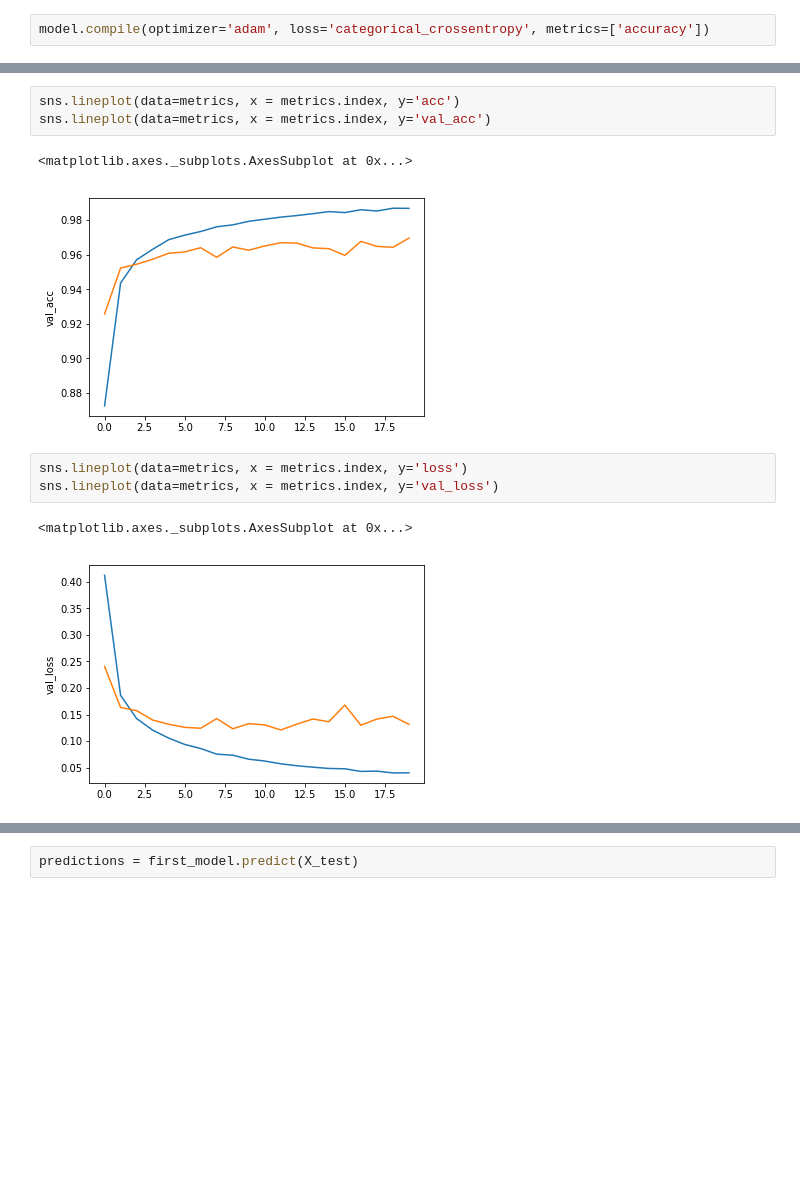
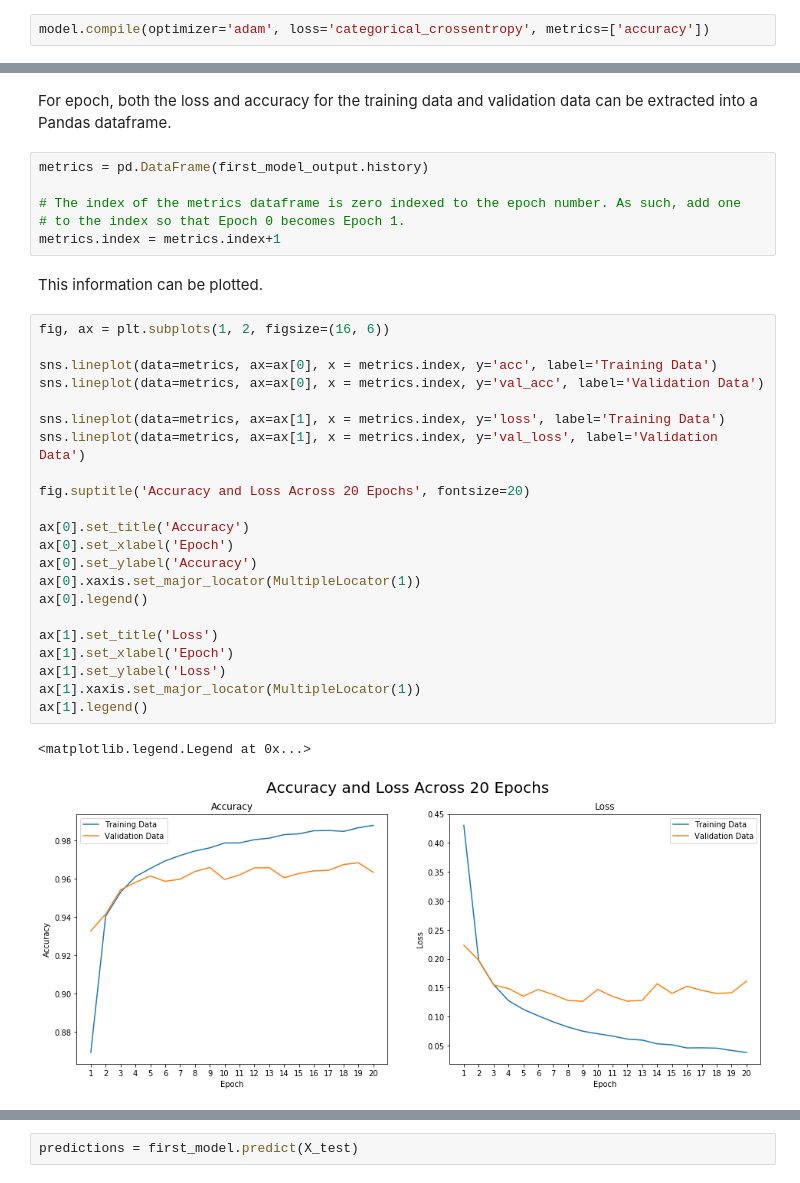
Before and after one commit to dmbentley/mnist, a Jupyter notebook: mnist.ipynb, the cells around one changed output, grey strips where cells are left out. Drawn from its saved outputs; the diff is of its cells as text; blank space fills up the shorter version.

```diff
--- a/mnist.ipynb
+++ b/mnist.ipynb
@@ -143,12 +161,35 @@ metrics = pd.DataFrame(first_model_output.history)
-# %%
-sns.lineplot(data=metrics, x = metrics.index, y='acc')
-sns.lineplot(data=metrics, x = metrics.index, y='val_acc')
-# %% [output]
-<matplotlib.axes._subplots.AxesSubplot at 0x...>
-[figure, removed]
-# %%
-sns.lineplot(data=metrics, x = metrics.index, y='loss')
-sns.lineplot(data=metrics, x = metrics.index, y='val_loss')
-# %% [output]
-<matplotlib.axes._subplots.AxesSubplot at 0x...>
-[figure, removed]
+# %% [markdown]
+For epoch, both the loss and accuracy for the training data and validation data can be extracted into a Pandas dataframe.
+# %%
+metrics = pd.DataFrame(first_model_output.history)
+
+# The index of the metrics dataframe is zero indexed to the epoch number. As such, add one
+# to the index so that Epoch 0 becomes Epoch 1.
+metrics.index = metrics.index+1
+# %% [markdown]
+This information can be plotted.
+# %%
+fig, ax = plt.subplots(1, 2, figsize=(16, 6))
+
+sns.lineplot(data=metrics, ax=ax[0], x = metrics.index, y='acc', label='Training Data')
+sns.lineplot(data=metrics, ax=ax[0], x = metrics.index, y='val_acc', label='Validation Data')
+
+sns.lineplot(data=metrics, ax=ax[1], x = metrics.index, y='loss', label='Training Data')
+sns.lineplot(data=metrics, ax=ax[1], x = metrics.index, y='val_loss', label='Validation Data')
+
+fig.suptitle('Accuracy and Loss Across 20 Epochs', fontsize=20)
+
+ax[0].set_title('Accuracy')
+ax[0].set_xlabel('Epoch')
+ax[0].set_ylabel('Accuracy')
+ax[0].xaxis.set_major_locator(MultipleLocator(1))
+ax[0].legend()
+
+ax[1].set_title('Loss')
+ax[1].set_xlabel('Epoch')
+ax[1].set_ylabel('Loss')
+ax[1].xaxis.set_major_locator(MultipleLocator(1))
+ax[1].legend()
+# %% [output]
+<matplotlib.legend.Legend at 0x...>
+[figure, added]
```
Also changed, not shown: parts of 36 cells of this notebook.
